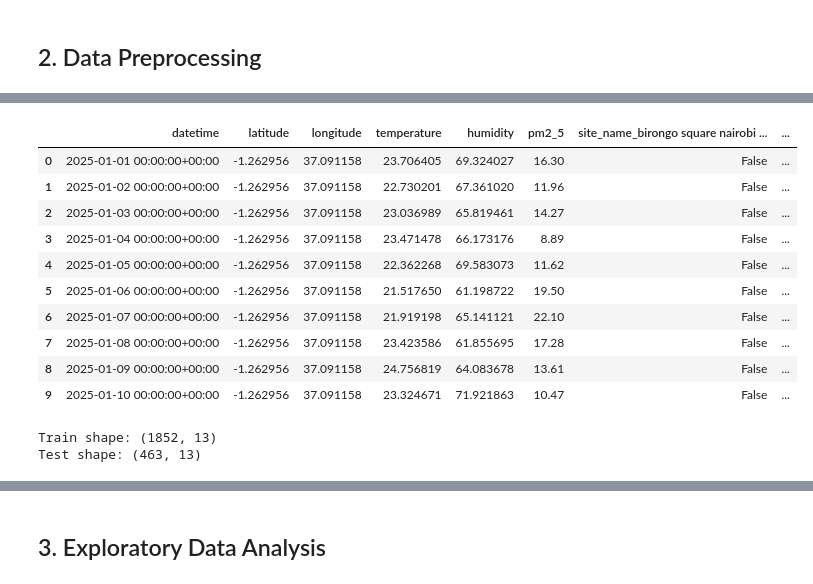
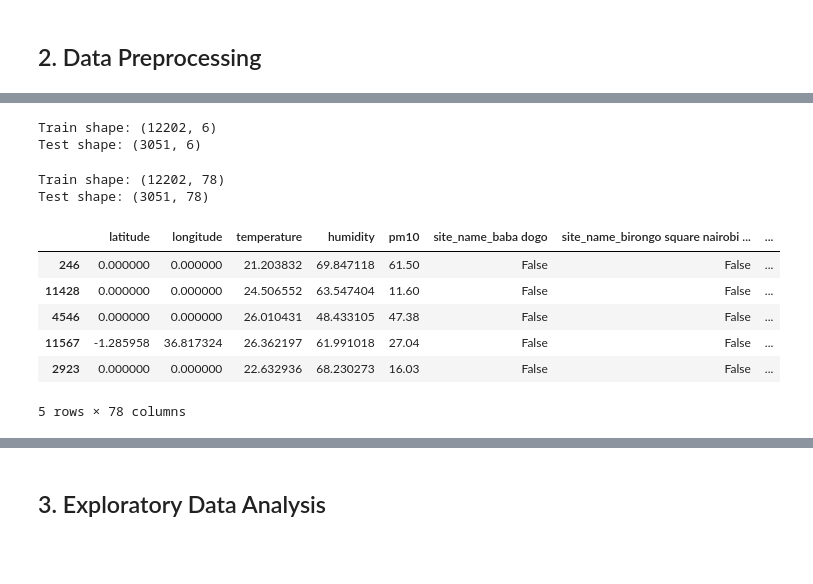
Before and after one commit to WillardDev/Air_Quality_Nairobi, a Jupyter notebook: Air_Quality.ipynb, the cells around one changed output, grey strips where cells are left out. Saved outputs shown, nothing was run; the diff lists cells and outputs as text; code cells hidden in the pictures; blank space fills up the shorter version.

```diff
--- a/Air_Quality.ipynb
+++ b/Air_Quality.ipynb
@@ -10,6 +12,6 @@ from sklearn.preprocessing import StandardScaler
 # set visual style
 sns.set_style("whitegrid")
 # %%
-air_data = pd.read_csv("data/nairobi_air_quality_2025.csv")
+air_data = pd.read_csv("data/air-quality-data-combined.csv")
 air_data.head()
 # %% [output]
@@ -87 +100,9 @@ pm2_5          0
 dtype: int64
+# %%
+# replace zeros in temperature and humidity with NaN, then impute with site-specific median
+for col in ['temperature', 'humidity']:
+    air_data[col] = air_data[col].replace(0, np.nan)
+    air_data[col] = air_data.groupby('site_name')[col].transform(lambda x: x.fillna(x.median()))
+
+print("Zero values after imputation:")
+print((air_data[['temperature', 'humidity']] == 0).sum())
@@ -102,7 +128,7 @@ for col in categorical_cols:
         air_data[col] = air_data[col].astype(str).str.strip().str.lower()
 
 # Force conversion of numerical columns
-numerical_cols = ['latitude', 'longitude', 'temperature', 'humidity', 'pm2_5']
+numerical_cols = ['latitude', 'longitude', 'temperature', 'humidity', 'pm2_5', 'pm10']
 for col in numerical_cols:
     if col in air_data.columns:
         air_data[col] = pd.to_numeric(air_data[col], errors='coerce')
@@ -131,7 +160,7 @@ print("Number of unique values in each column:")
 print(air_data.nunique())
 
 # drop unnecessary columns
-air_data = air_data.drop(columns=['frequency', 'network'])
+air_data = air_data.drop(columns=['frequency', 'network', 'site_id', 'device_name'])
 print('--------------')
 print('Constant values Columns dropped!')
 # %% [output]
@@ -226,33 +269,38 @@ Length: 10, dtype: str
+# %%
+# split the data into train and test
+X = air_data_clean.drop(columns=['pm2_5'])
+y = air_data_clean['pm2_5']
+
+X_train, X_test, y_train, y_test = train_test_split(X, y, test_size=0.2, random_state=42)
+
+X_train = X_train.drop(columns=['datetime'], errors='ignore')
+X_test = X_test.drop(columns=['datetime'], errors='ignore')
+
+print("Train shape:", X_train.shape)
+print("Test shape:", X_test.shape)
+# %% [output]
+Train shape: (12202, 6)
+Test shape: (3051, 6)
 # %%
-# one hot encoding for site_name
-air_data_clean = pd.get_dummies(air_data_clean, columns=['site_name'], drop_first=True)
-air_data_clean.head(10)
+# one hot encoding for site_name on train and test separately
+X_train = pd.get_dummies(X_train, columns=['site_name'], drop_first=True)
+X_test = pd.get_dummies(X_test, columns=['site_name'], drop_first=True)
+
+# align columns (in case test is missing some categories)
+X_test = X_test.reindex(columns=X_train.columns, fill_value=0)
+
+print("Train shape:", X_train.shape)
+print("Test shape:", X_test.shape)
+X_train.head()
 # %% [output]
+Train shape: (12202, 78)
+Test shape: (3051, 78)
-|  | datetime | latitude | longitude | temperature | humidity | pm2_5 | site_name_birongo square nairobi ... | ... |
-| 0 | 2025-01-01 00:00:00+00:00 | -1.262956 | 37.091158 | 23.706405 | 69.324027 | 16.30 | False | ... |
-| 1 | 2025-01-02 00:00:00+00:00 | -1.262956 | 37.091158 | 22.730201 | 67.361020 | 11.96 | False | ... |
-| 2 | 2025-01-03 00:00:00+00:00 | -1.262956 | 37.091158 | 23.036989 | 65.819461 | 14.27 | False | ... |
-| 3 | 2025-01-04 00:00:00+00:00 | -1.262956 | 37.091158 | 23.471478 | 66.173176 | 8.89 | False | ... |
-| 4 | 2025-01-05 00:00:00+00:00 | -1.262956 | 37.091158 | 22.362268 | 69.583073 | 11.62 | False | ... |
-| 5 | 2025-01-06 00:00:00+00:00 | -1.262956 | 37.091158 | 21.517650 | 61.198722 | 19.50 | False | ... |
-| 6 | 2025-01-07 00:00:00+00:00 | -1.262956 | 37.091158 | 21.919198 | 65.141121 | 22.10 | False | ... |
-| 7 | 2025-01-08 00:00:00+00:00 | -1.262956 | 37.091158 | 23.423586 | 61.855695 | 17.28 | False | ... |
-| 8 | 2025-01-09 00:00:00+00:00 | -1.262956 | 37.091158 | 24.756819 | 64.083678 | 13.61 | False | ... |
-| 9 | 2025-01-10 00:00:00+00:00 | -1.262956 | 37.091158 | 23.324671 | 71.921863 | 10.47 | False | ... |
+|  | latitude | longitude | temperature | humidity | pm10 | site_name_baba dogo | site_name_birongo square nairobi ... | ... |
+| 246 | 0.000000 | 0.000000 | 21.203832 | 69.847118 | 61.50 | False | False | ... |
+| 11428 | 0.000000 | 0.000000 | 24.506552 | 63.547404 | 11.60 | False | False | ... |
+| 4546 | 0.000000 | 0.000000 | 26.010431 | 48.433105 | 47.38 | False | False | ... |
+| 11567 | -1.285958 | 36.817324 | 26.362197 | 61.991018 | 27.04 | False | False | ... |
+| 2923 | 0.000000 | 0.000000 | 22.632936 | 68.230273 | 16.03 | False | False | ... |
+5 rows × 78 columns
-# %%
-# split the data into train and test
-X = air_data_clean.drop(columns=['pm2_5'])
-y = air_data_clean['pm2_5']
-
-X_train, X_test, y_train, y_test = train_test_split(X, y, test_size=0.2, random_state=42)
-
-X_train = X_train.drop(columns=['datetime'], errors='ignore')
-X_test = X_test.drop(columns=['datetime'], errors='ignore')
-
-print("Train shape:", X_train.shape)
-print("Test shape:", X_test.shape)
-# %% [output]
-Train shape: (1852, 13)
-Test shape: (463, 13)
 # %%
 # feature distribution before scaling using pairplot
```
Also changed, not shown: parts of 81 cells of this notebook, 7 other files.
